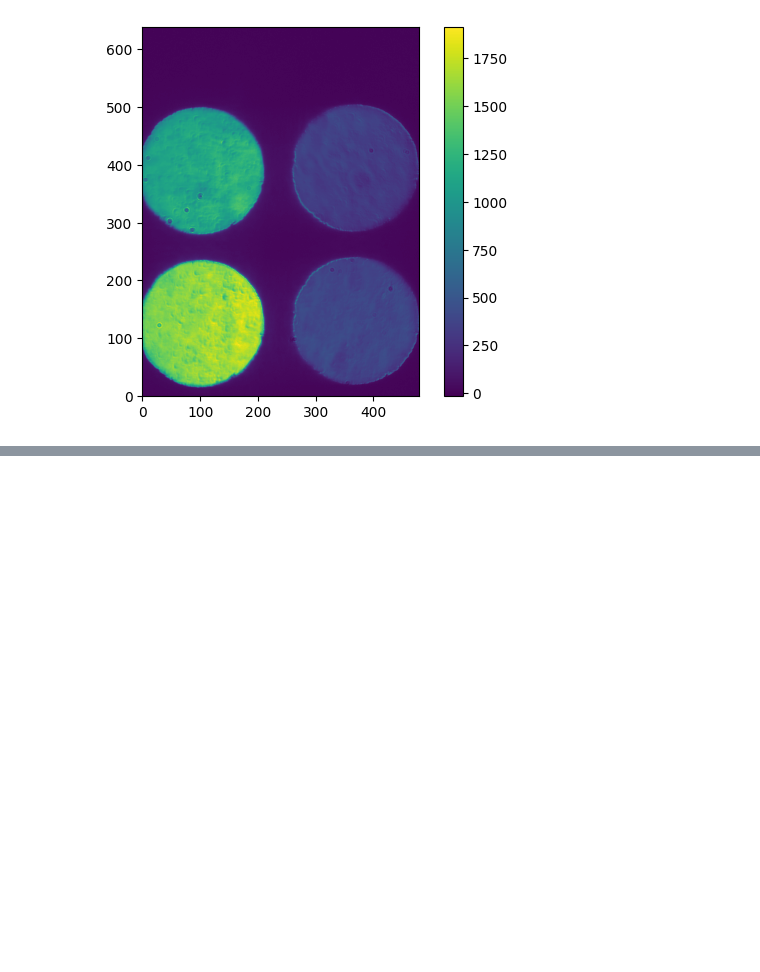
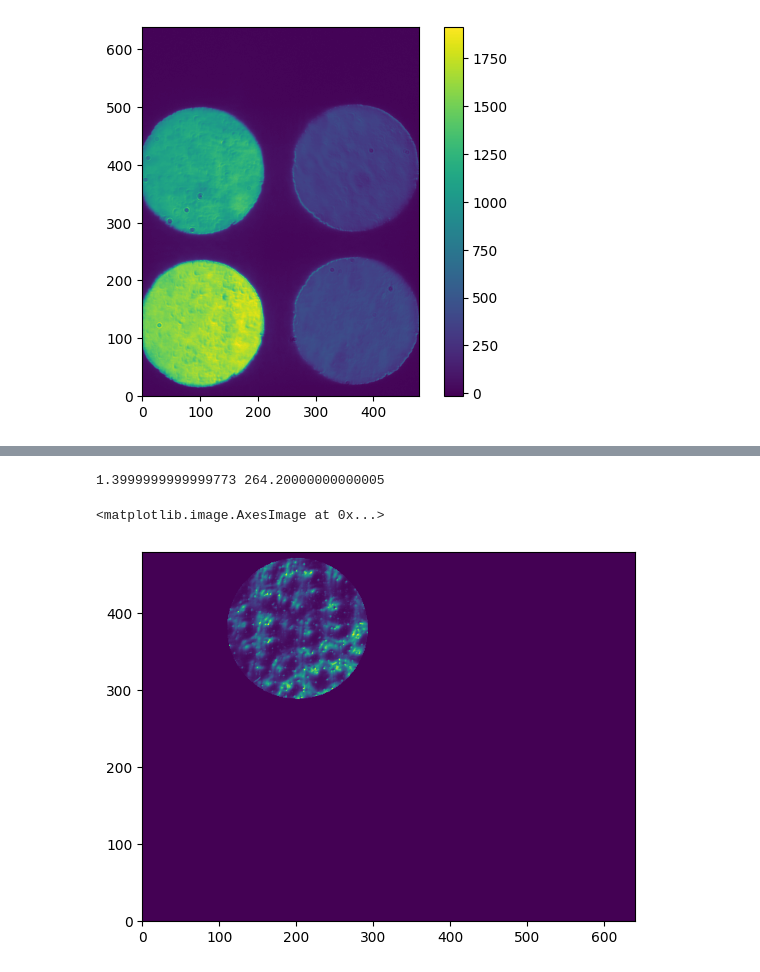
Before and after one commit to astrogauri/phase-screens, a Jupyter notebook: data_processing_phase.ipynb, the cells around one changed output, grey strips where cells are left out. Cells and saved outputs as stored; diff of their text form; code cells hidden in the pictures; blank space fills up the shorter version.

```diff
--- a/data_processing_phase.ipynb
+++ b/data_processing_phase.ipynb
@@ -150,0 +213,19 @@ print(auto_phasescreen.shape)
+# %%
+shift_pix_x_a = 211.2 - 209.8
+shift_pix_y_a = 373.6 - 109.4
+print(shift_pix_x_a, shift_pix_y_a)
+
+x_a = np.arange(nx) -200 - shift_pix_x_a
+y_a = np.arange(ny) -115 - shift_pix_y_a
+
+xx_a, yy_a = np.meshgrid(x_a,y_a, indexing='ij')
+mask_a = np.sqrt(xx_a**2 + yy_a**2) < r
+new_a = phase[mask_a]
+
+just_new_a = np.zeros([nx, ny])
+just_new_a[mask_a] = new_a
+pli(just_new_a)
+# %% [output]
+1.3999999999999773 264.20000000000005
+<matplotlib.image.AxesImage at 0x...>
+[figure, added]
```
Also changed, not shown: parts of 10 cells of this notebook, 4 other files.
